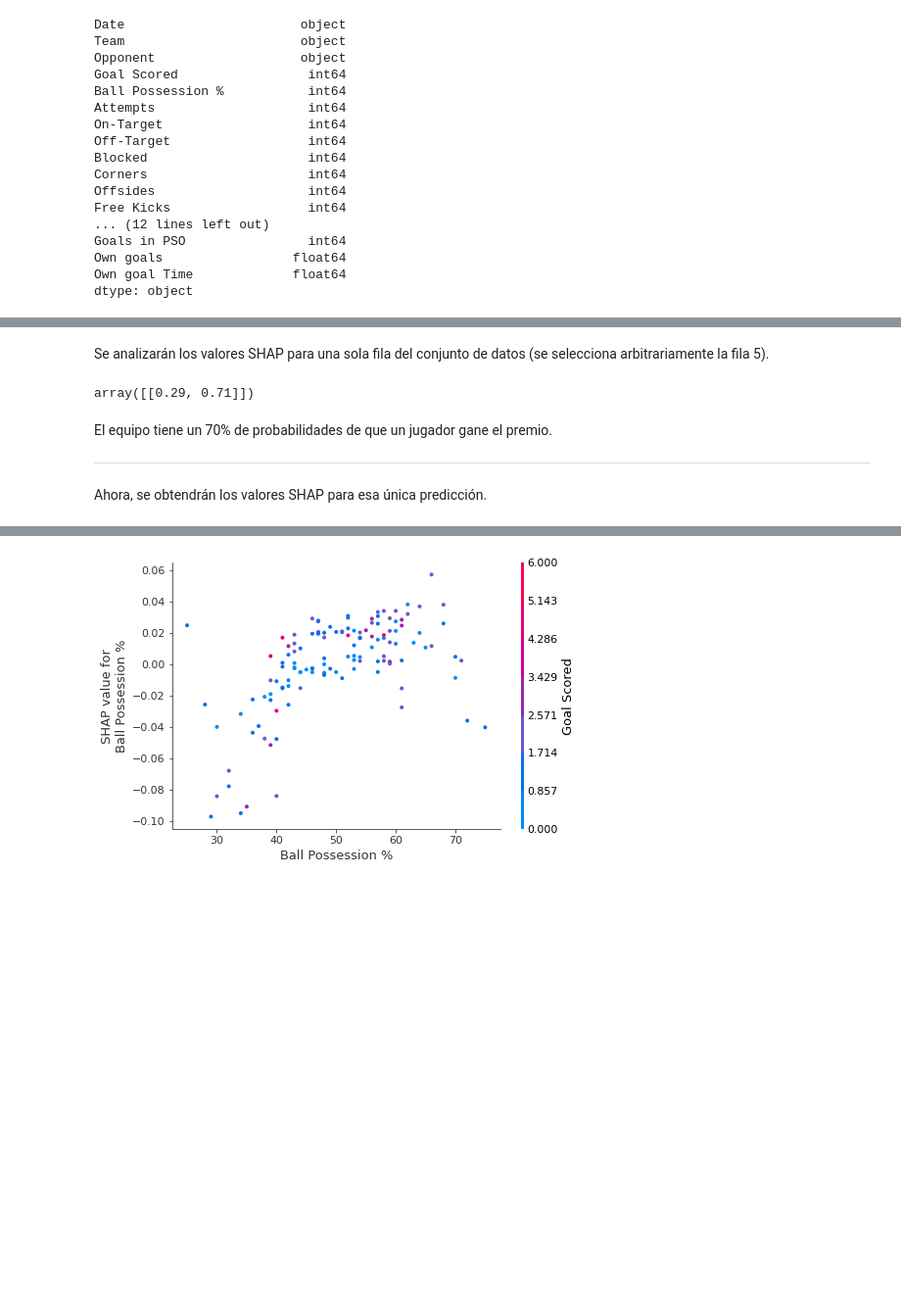
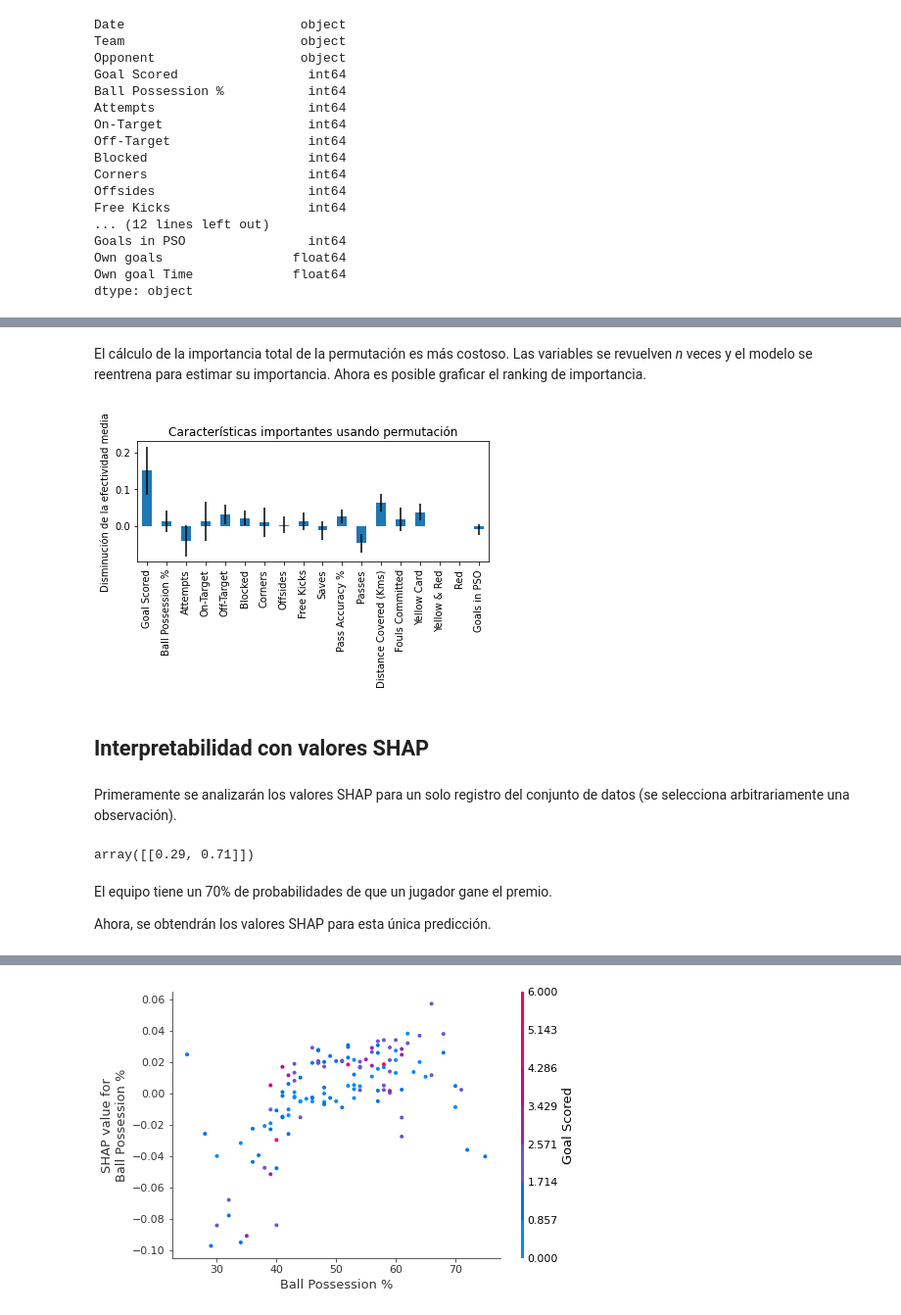
Before and after one commit to FernandoBRdgz/inteligencia_artificial, a Jupyter notebook: explicabilidad_de_modelos/explicaciones_aditivas_con_valor_de_shapley.ipynb, the cells around one changed output, grey strips where cells are left out. Shown at 98% size. Cells and saved outputs as stored; diff of their text form; code cells hidden in the pictures; blank space fills up the shorter version.

Commit message:
XAI Valores SHAP

```diff
--- a/explicabilidad_de_modelos/explicaciones_aditivas_con_valor_de_shapley.ipynb
+++ b/explicabilidad_de_modelos/explicaciones_aditivas_con_valor_de_shapley.ipynb
@@ -134,0 +181,6 @@ model = RandomForestClassifier(random_state=0).fit(X_train, y_train)
+# %%
+from sklearn.inspection import permutation_importance
+
+result = permutation_importance(model, X_val, y_val, n_repeats=10, random_state=42, n_jobs=-1)
+forest_importances = pd.Series(result.importances_mean, index=feature_names)
+forest_importances
@@ -135,4 +207,17 @@ model = RandomForestClassifier(random_state=0).fit(X_train, y_train)
+# %% [markdown]
+El cálculo de la importancia total de la permutación es más costoso. Las variables se revuelven *n* veces y el modelo se reentrena para estimar su importancia. Ahora es posible graficar el ranking de importancia.
+# %%
+fig, ax = plt.subplots()
+forest_importances.plot.bar(yerr=result.importances_std, ax=ax)
+ax.set_title("Características importantes usando permutación")
+ax.set_ylabel("Disminución de la efectividad media")
+fig.tight_layout()
+plt.show()
+# %% [output]
+[figure, added]
+# %% [markdown]
+## Interpretabilidad con valores SHAP
 # %% [markdown]
-Se analizarán los valores SHAP para una sola fila del conjunto de datos (se selecciona arbitrariamente la fila 5).
+Primeramente se analizarán los valores SHAP para un solo registro del conjunto de datos (se selecciona arbitrariamente una observación).
 # %%
 row_to_show = 5
@@ -145,9 +230,7 @@ array([[0.29, 0.71]])
 # %% [markdown]
 El equipo tiene un 70% de probabilidades de que un jugador gane el premio.
 
----
-
-Ahora, se obtendrán los valores SHAP para esa única predicción.
+Ahora, se obtendrán los valores SHAP para esta única predicción.
 # %%
 import shap
 
```
Also changed, not shown: parts of 30 cells of this notebook.
